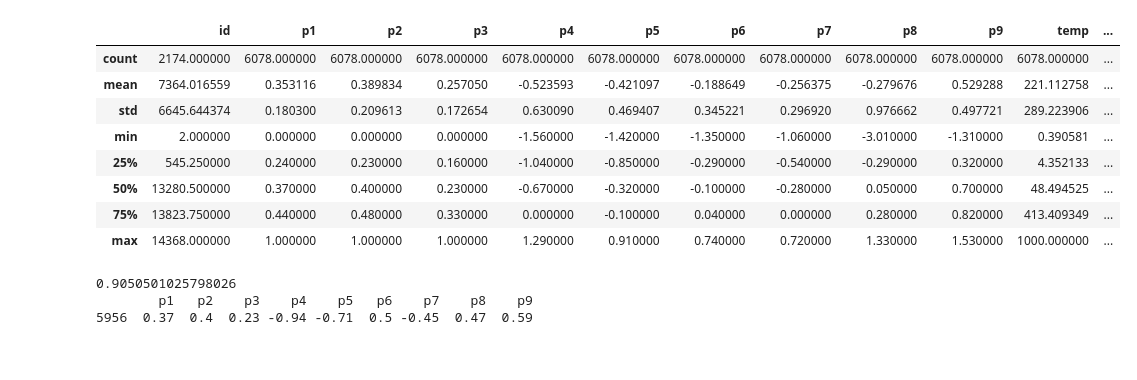
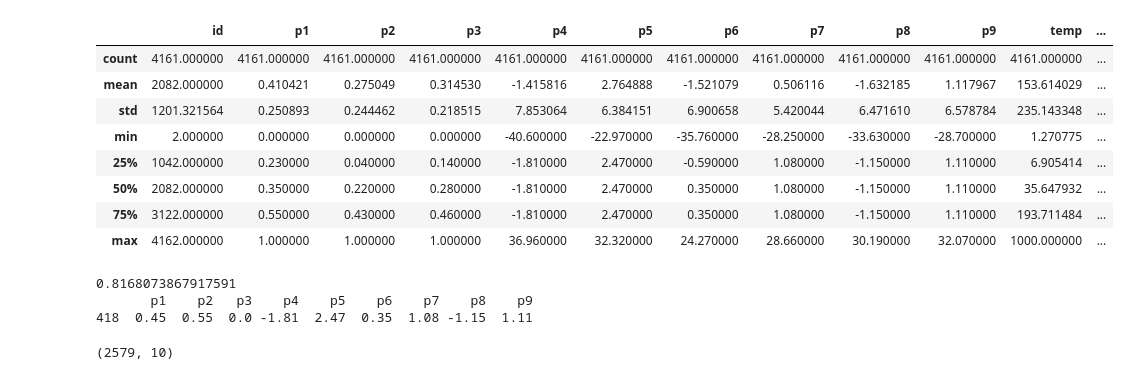
Before and after one commit to calumholker/pyzx, a Jupyter notebook: optimisation/annealing_results.ipynb, the cells around one changed output. Cells and saved outputs as stored; diff of their text form; code cells hidden in the pictures.

```diff
--- a/optimisation/annealing_results.ipynb
+++ b/optimisation/annealing_results.ipynb
@@ -10,6 +10,7 @@ import matplotlib as mpl
 from matplotlib.colors import Normalize
 from matplotlib.collections import LineCollection
 from matplotlib.cm import plasma_r
+from sklearn.cluster import KMeans
 import matplotlib.pyplot as plt
 rc_fonts = {
     "text.usetex": True,
@@ -24,24 +25,24 @@ rc_fonts = {
     'text.latex.preamble': r"\usepackage{bm}",
 }
 mpl.rcParams.update(rc_fonts)
-connection = sqlite3.connect(os.path.join(os.path.dirname(os.path.abspath('__file__')), 'sa_results.db'))
+connection = sqlite3.connect(os.path.join(os.path.dirname(os.path.abspath('__file__')), 'results.db'))
 # %%
-df = pd.read_sql_query("SELECT * FROM single_unfusion_results", connection).iloc[1:]
+df = pd.read_sql_query("SELECT * FROM results", connection).iloc[1:]
 parameter_columns = ['p1', 'p2', 'p3', 'p4', 'p5', 'p6', 'p7', 'p8', 'p9']
 for col in parameter_columns: df[col] = pd.to_numeric(df[col], errors='coerce')
 df.loc[df['energy'] > 1, 'energy'] = df['energy'].apply(lambda x: x / 20 if x > 1 else x)
 df = df.sort_values(by='energy', ascending=False)
 df.describe()
 # %% [output]
 |  | id | p1 | p2 | p3 | p4 | p5 | p6 | p7 | p8 | p9 | temp | ... |
-| count | 2174.000000 | 6078.000000 | 6078.000000 | 6078.000000 | 6078.000000 | 6078.000000 | 6078.000000 | 6078.000000 | 6078.000000 | 6078.000000 | 6078.000000 | ... |
-| mean | 7364.016559 | 0.353116 | 0.389834 | 0.257050 | -0.523593 | -0.421097 | -0.188649 | -0.256375 | -0.279676 | 0.529288 | 221.112758 | ... |
-| std | 6645.644374 | 0.180300 | 0.209613 | 0.172654 | 0.630090 | 0.469407 | 0.345221 | 0.296920 | 0.976662 | 0.497721 | 289.223906 | ... |
-| min | 2.000000 | 0.000000 | 0.000000 | 0.000000 | -1.560000 | -1.420000 | -1.350000 | -1.060000 | -3.010000 | -1.310000 | 0.390581 | ... |
-| 25% | 545.250000 | 0.240000 | 0.230000 | 0.160000 | -1.040000 | -0.850000 | -0.290000 | -0.540000 | -0.290000 | 0.320000 | 4.352133 | ... |
-| 50% | 13280.500000 | 0.370000 | 0.400000 | 0.230000 | -0.670000 | -0.320000 | -0.100000 | -0.280000 | 0.050000 | 0.700000 | 48.494525 | ... |
-| 75% | 13823.750000 | 0.440000 | 0.480000 | 0.330000 | 0.000000 | -0.100000 | 0.040000 | 0.000000 | 0.280000 | 0.820000 | 413.409349 | ... |
-| max | 14368.000000 | 1.000000 | 1.000000 | 1.000000 | 1.290000 | 0.910000 | 0.740000 | 0.720000 | 1.330000 | 1.530000 | 1000.000000 | ... |
+| count | 4161.000000 | 4161.000000 | 4161.000000 | 4161.000000 | 4161.000000 | 4161.000000 | 4161.000000 | 4161.000000 | 4161.000000 | 4161.000000 | 4161.000000 | ... |
+| mean | 2082.000000 | 0.410421 | 0.275049 | 0.314530 | -1.415816 | 2.764888 | -1.521079 | 0.506116 | -1.632185 | 1.117967 | 153.614029 | ... |
+| std | 1201.321564 | 0.250893 | 0.244462 | 0.218515 | 7.853064 | 6.384151 | 6.900658 | 5.420044 | 6.471610 | 6.578784 | 235.143348 | ... |
+| min | 2.000000 | 0.000000 | 0.000000 | 0.000000 | -40.600000 | -22.970000 | -35.760000 | -28.250000 | -33.630000 | -28.700000 | 1.270775 | ... |
+| 25% | 1042.000000 | 0.230000 | 0.040000 | 0.140000 | -1.810000 | 2.470000 | -0.590000 | 1.080000 | -1.150000 | 1.110000 | 6.905414 | ... |
+| 50% | 2082.000000 | 0.350000 | 0.220000 | 0.280000 | -1.810000 | 2.470000 | 0.350000 | 1.080000 | -1.150000 | 1.110000 | 35.647932 | ... |
+| 75% | 3122.000000 | 0.550000 | 0.430000 | 0.460000 | -1.810000 | 2.470000 | 0.350000 | 1.080000 | -1.150000 | 1.110000 | 193.711484 | ... |
+| max | 4162.000000 | 1.000000 | 1.000000 | 1.000000 | 36.960000 | 32.320000 | 24.270000 | 28.660000 | 30.190000 | 32.070000 | 1000.000000 | ... |
 # %%
 min_energy = df[df['energy'] == df['energy'].min()][['p1', 'p2', 'p3', 'p4', 'p5', 'p6', 'p7', 'p8', 'p9']]
 print(df['energy'].min())
@@ -51,6 +52,11 @@ min_energy['min_dist'] = min_dists
 max_min_dist_row = min_energy[min_energy['min_dist'] == min_energy['min_dist'].max()]
 print(max_min_dist_row[['p1', 'p2', 'p3', 'p4', 'p5', 'p6', 'p7', 'p8', 'p9']])
 # %% [output]
-0.9050501025798026
-        p1   p2    p3    p4    p5   p6    p7    p8    p9
-5956  0.37  0.4  0.23 -0.94 -0.71  0.5 -0.45  0.47  0.59
+0.8168073867917591
+       p1    p2   p3    p4    p5    p6    p7    p8    p9
+418  0.45  0.55  0.0 -1.81  2.47  0.35  1.08 -1.15  1.11
+# %%
+close_df = df[df['energy'] < 0.82][['p1', 'p2', 'p3', 'p4', 'p5', 'p6', 'p7', 'p8', 'p9','energy']]
+close_df.shape
+# %% [output]
+(2579, 10)
```
Also changed, not shown: parts of 4 cells of this notebook, 17 other files.
